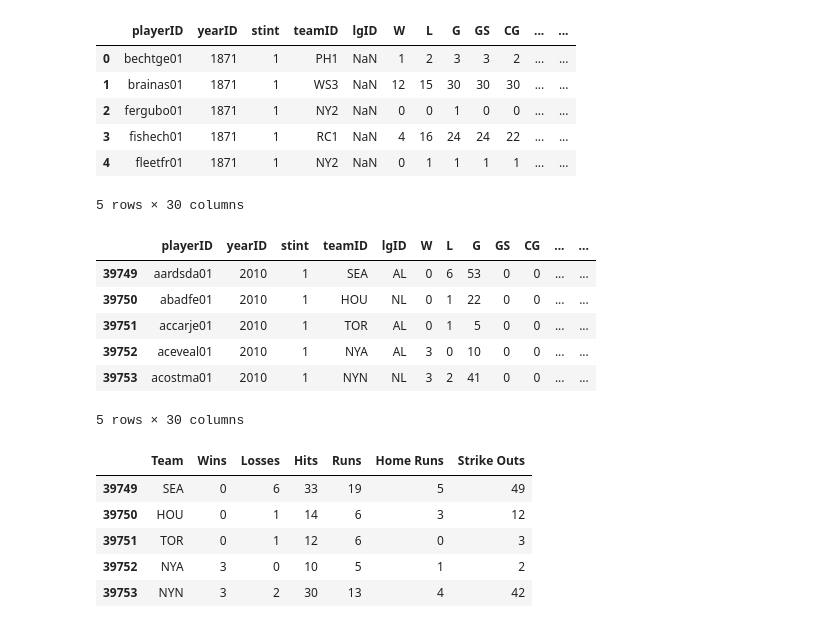
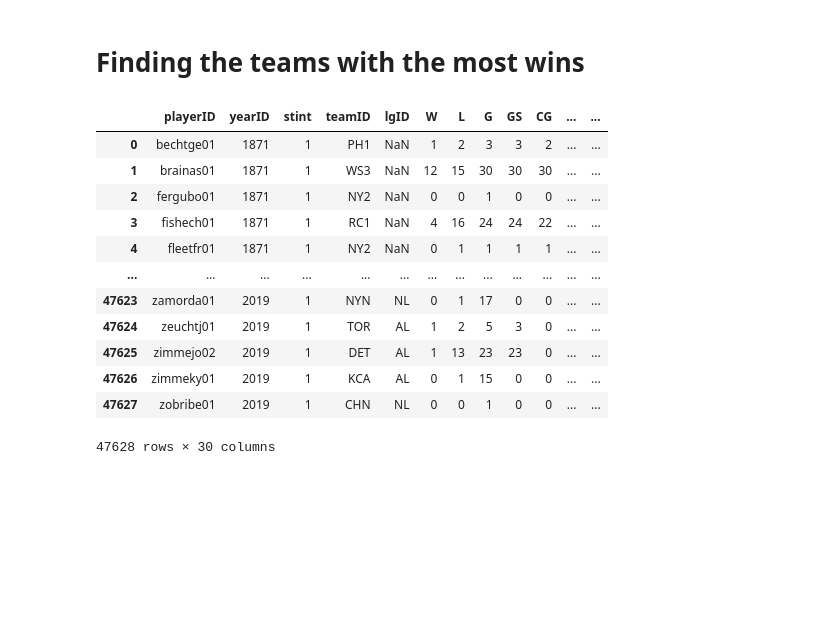
Before and after one commit to Lanpham0110/Project-1, a Jupyter notebook: MLB Data.ipynb, the cells around one changed output. Saved outputs shown, nothing was run; the diff lists cells and outputs as text; code cells hidden in the pictures; blank space fills up the shorter version.

```diff
--- a/MLB Data.ipynb
+++ b/MLB Data.ipynb
@@ -105,39 +115,21 @@ plt.show()
+# %% [markdown]
+# Finding the teams with the most wins
 # %%
 # Store filepath in a variable
 pitching_data = "Resources/Pitching.csv"
-# Read our Data file with the pandas library
-# Not every CSV requires an encoding, but be aware this can come up
 pitching_data = pd.read_csv(pitching_data, encoding="ISO-8859-1")
-pitching_data.head()
+pitching_data
 # %% [output]
 |  | playerID | yearID | stint | teamID | lgID | W | L | G | GS | CG | ... | ... |
 | 0 | bechtge01 | 1871 | 1 | PH1 | NaN | 1 | 2 | 3 | 3 | 2 | ... | ... |
 | 1 | brainas01 | 1871 | 1 | WS3 | NaN | 12 | 15 | 30 | 30 | 30 | ... | ... |
 | 2 | fergubo01 | 1871 | 1 | NY2 | NaN | 0 | 0 | 1 | 0 | 0 | ... | ... |
 | 3 | fishech01 | 1871 | 1 | RC1 | NaN | 4 | 16 | 24 | 24 | 22 | ... | ... |
 | 4 | fleetfr01 | 1871 | 1 | NY2 | NaN | 0 | 1 | 1 | 1 | 1 | ... | ... |
+| ... | ... | ... | ... | ... | ... | ... | ... | ... | ... | ... | ... | ... |
+| 47623 | zamorda01 | 2019 | 1 | NYN | NL | 0 | 1 | 17 | 0 | 0 | ... | ... |
+| 47624 | zeuchtj01 | 2019 | 1 | TOR | AL | 1 | 2 | 5 | 3 | 0 | ... | ... |
+| 47625 | zimmejo02 | 2019 | 1 | DET | AL | 1 | 13 | 23 | 23 | 0 | ... | ... |
+| 47626 | zimmeky01 | 2019 | 1 | KCA | AL | 0 | 1 | 15 | 0 | 0 | ... | ... |
+| 47627 | zobribe01 | 2019 | 1 | CHN | NL | 0 | 0 | 1 | 0 | 0 | ... | ... |
-5 rows × 30 columns
+47628 rows × 30 columns
-# %%
-#filter data by year
-pitching_df = pitching_data [(2009 < pitching_data["yearID"]) & (pitching_data["yearID"] < 2021)]
-pitching_df.head()
-# %% [output]
-|  | playerID | yearID | stint | teamID | lgID | W | L | G | GS | CG | ... | ... |
-| 39749 | aardsda01 | 2010 | 1 | SEA | AL | 0 | 6 | 53 | 0 | 0 | ... | ... |
-| 39750 | abadfe01 | 2010 | 1 | HOU | NL | 0 | 1 | 22 | 0 | 0 | ... | ... |
-| 39751 | accarje01 | 2010 | 1 | TOR | AL | 0 | 1 | 5 | 0 | 0 | ... | ... |
-| 39752 | aceveal01 | 2010 | 1 | NYA | AL | 3 | 0 | 10 | 0 | 0 | ... | ... |
-| 39753 | acostma01 | 2010 | 1 | NYN | NL | 3 | 2 | 41 | 0 | 0 | ... | ... |
-5 rows × 30 columns
-# %%
-#Change the name of columns needed
-pitch_team_df = pitching_df[["teamID", "W", "L", "H", "R", "HR", "SO"]]
-pitch_renamed_df = pitch_team_df.rename(columns={"teamID":"Team", "W": "Wins", "L": "Losses", "H": "Hits", "R":"Runs", "HR":"Home Runs", "SO":"Strike Outs"})
-pitch_renamed_df.head()
-# %% [output]
-|  | Team | Wins | Losses | Hits | Runs | Home Runs | Strike Outs |
-| 39749 | SEA | 0 | 6 | 33 | 19 | 5 | 49 |
-| 39750 | HOU | 0 | 1 | 14 | 6 | 3 | 12 |
-| 39751 | TOR | 0 | 1 | 12 | 6 | 0 | 3 |
-| 39752 | NYA | 3 | 0 | 10 | 5 | 1 | 2 |
-| 39753 | NYN | 3 | 2 | 30 | 13 | 4 | 42 |
```
Also changed, not shown: parts of 27 cells of this notebook.
